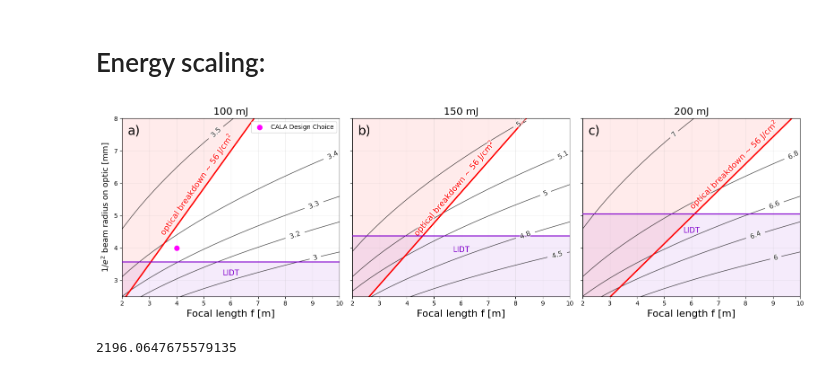
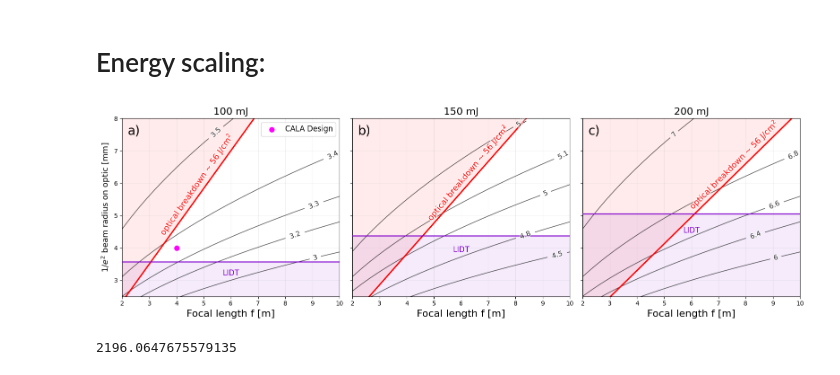
Before and after one commit to sebastiankalos/HC_scripts, a Jupyter notebook: HC_simple_plots.ipynb, the cells around one changed output. Drawn from its saved outputs; the diff is of its cells as text; code cells hidden in the pictures.

```diff
--- a/HC_simple_plots.ipynb
+++ b/HC_simple_plots.ipynb
@@ -1716,7 +1716,7 @@ levels_200 = [6.0, 6.4, 6.6, 6.8, 7.0]
 angles_deg = {100: 55, 150: 50, 200: 45}
 
 # --- Optional x-positions per panel (so you can tweak label placement easily) ---
-label_x_by_energy = {100: 5.0, 150: 6.0, 200: 7.8}
+label_x_by_energy = {100: 5.0, 150: 6.5, 200: 7.8}
 
 # --- Panel definitions (energies) ---
 energies_mJ = [100, 150, 200]
@@ -1761,35 +1761,35 @@ for ax, p, EmJ in zip(axes, panels, energies_mJ):
         side='above'
     )
 
     # LIDT line for this energy (mirror surface fluence limit)
     F_lim_surface = 0.5 * 1e4  # J/m^2  (== 0.5 J/cm^2)
     w_LIDT = np.sqrt(2*EJ / (np.pi * F_lim_surface))  # m
     ax.axhline(y=w_LIDT*1e3, color=violet, linestyle='solid', linewidth=1.6, zorder=3)
     ax.fill_between(f_vals, 0, w_LIDT*1e3, color=violet, alpha=0.08, zorder=0)
     ax.text(0.5*(f_vals.min()+f_vals.max()), w_LIDT*1e3*0.9, 'LIDT',
             ha='center', va='center', color=violet, fontsize=12)
 
     # Axes, cosmetics
     ax.set_title(p["title"],size=16)
     ax.set_xlabel('Focal length f [m]', fontsize=16)
     ax.grid(False, alpha=0.2)
     ax.set_ylim(2.5, 8)
     ax.set_xlim(2, 10)
 
 axes[0].set_ylabel('$1/e^2$ beam radius on optic [mm]', fontsize=13)
 axes[0].text(s='a)',x=2.2,y=7.5,size=20)
 axes[1].text(s='b)',x=2.2,y=7.5,size=20)
 axes[2].text(s='c)',x=2.2,y=7.5,size=20)
 # Optional overall title:
 # fig.suptitle(f"Argon {PRESS_MBAR} mbar, 1030 nm, {tau_FWHM*1e12:.1f} ps FWHM", fontsize=15)
 
 axes[0].scatter(4, w_design*1e3, color='magenta', label='CALA Design',s=60,zorder=10)
-axes[0].legend(loc='upper right')
+axes[0].legend(loc='upper right',prop={'size': 12})
 
 fig.tight_layout()
 plt.show()
 # %% [output]
-[figure, old version]
+[figure, new version]
 # %%
 f_test = 10
 w_test = 3.6e-3
```
Also changed, not shown: parts of 9 cells of this notebook, 4 other files.
